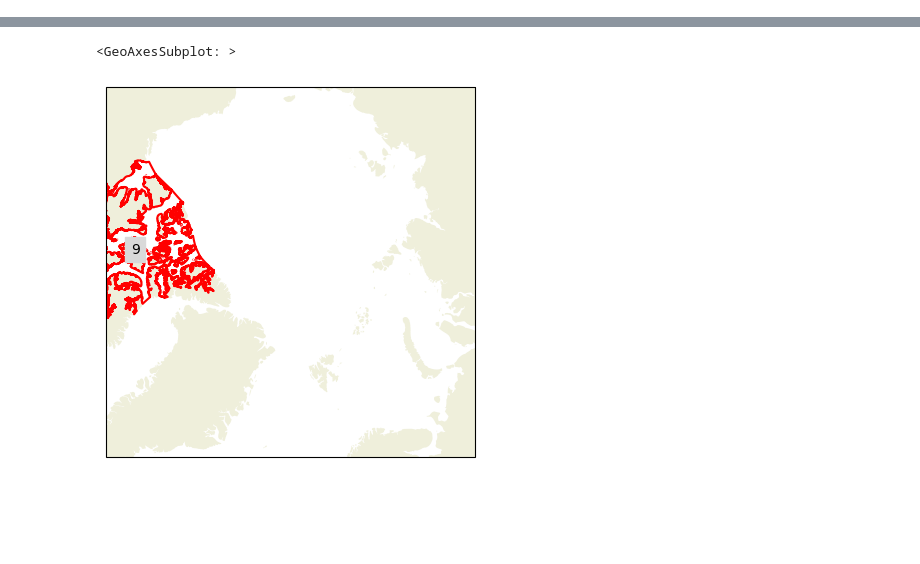
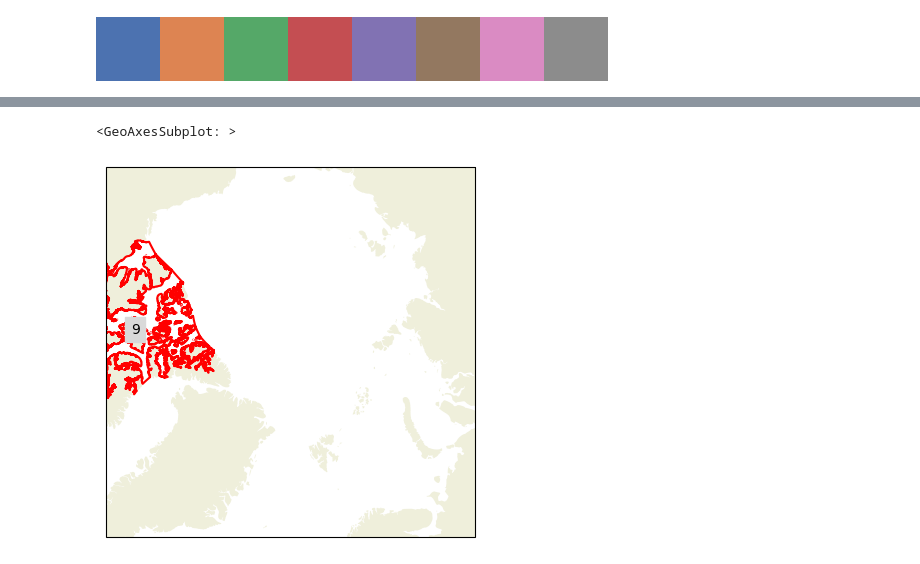
Before and after one commit to shanqi1998/ArcticZone, a Jupyter notebook: test.ipynb, the cells around one changed output, grey strips where cells are left out. Saved outputs shown, nothing was run; the diff lists cells and outputs as text; code cells hidden in the pictures; blank space fills up the shorter version.

```diff
--- a/test.ipynb
+++ b/test.ipynb
@@ -114,0 +159,4 @@ regionmask.from_geopandas(Region_shapefile.reset_index(drop=False)).plot()
+# %%
+mpl.colors.ListedColormap(sns.color_palette('deep'),name='my_cmap',N=8)
+# %% [output]
+[figure, added]
```
Also changed, not shown: parts of 22 cells of this notebook.
